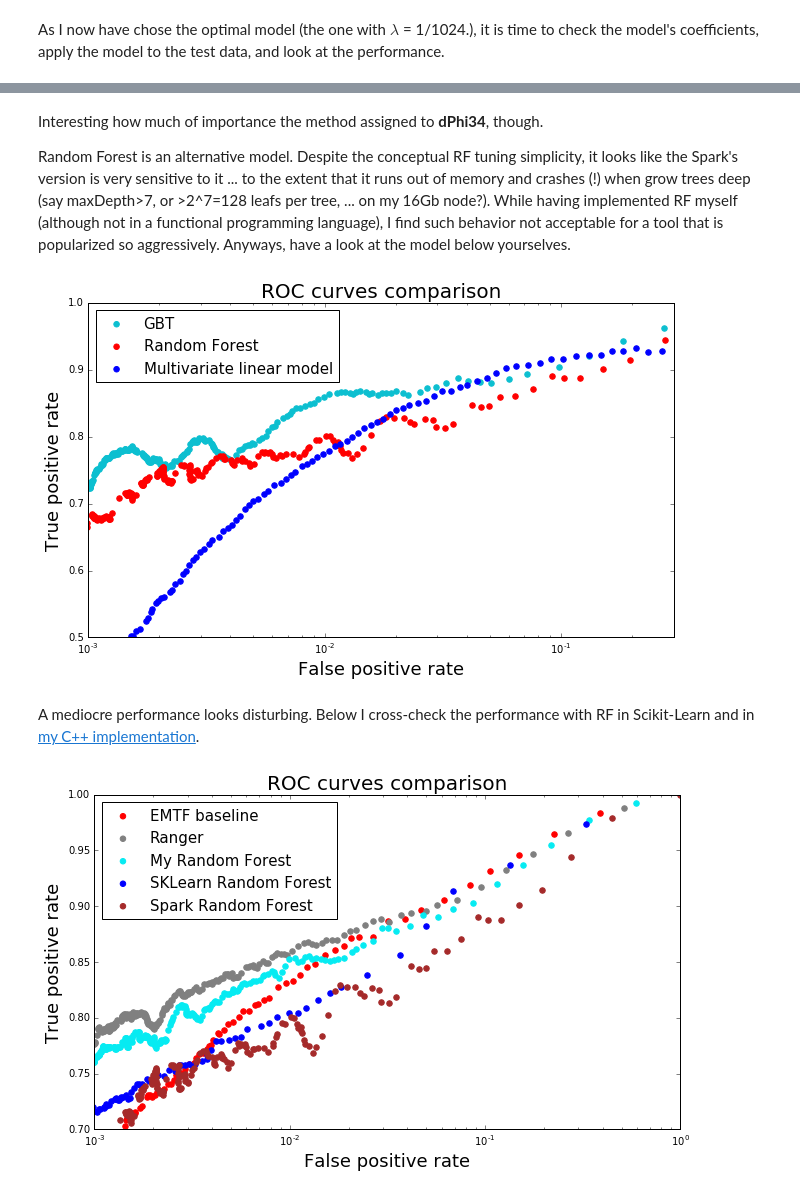
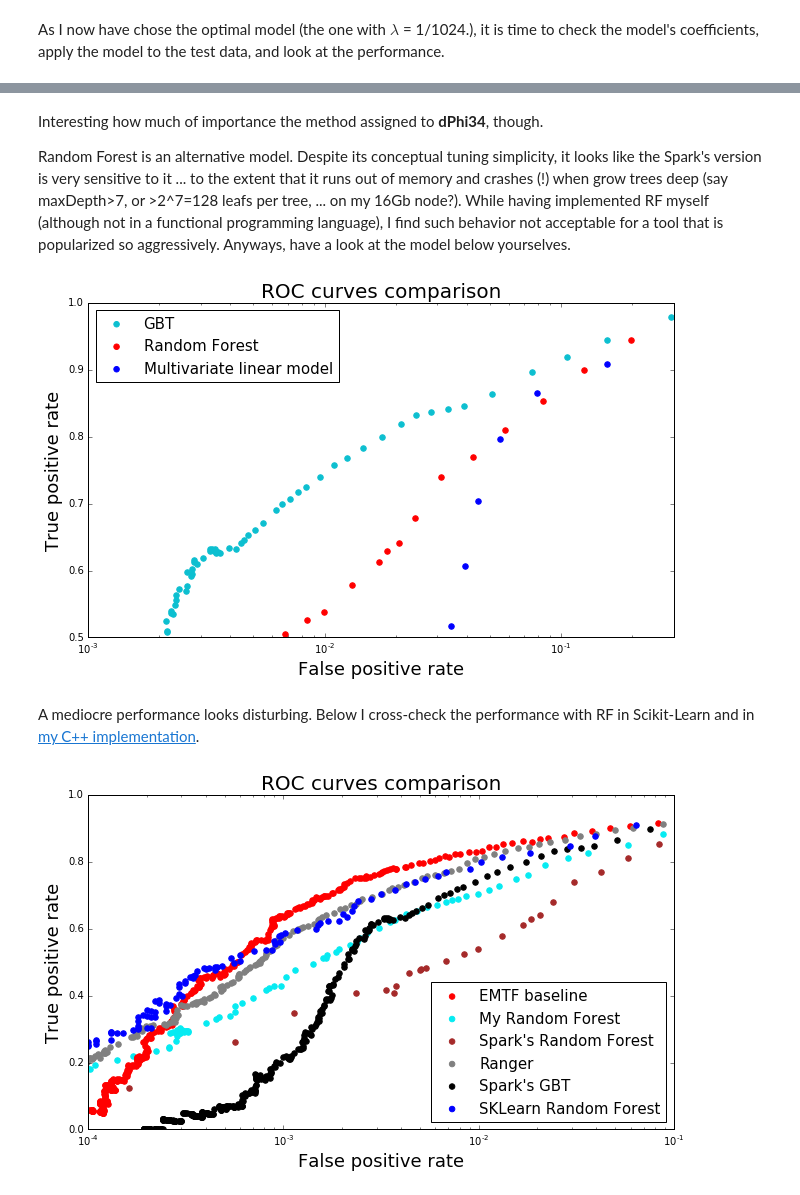
Before and after one commit to kkotov/emtfPtRegression, a Jupyter notebook: ModelSelection.ipynb, the cells around one changed output, grey strips where cells are left out. Saved outputs shown, nothing was run; the diff lists cells and outputs as text; code cells hidden in the pictures.

```diff
--- a/ModelSelection.ipynb
+++ b/ModelSelection.ipynb
@@ -349,7 +349,7 @@ def prepareRocPlot(falseTruePos, refThresh = {}, legPos = 'upper left'):
         for (thr,col) in refThresh.items():
             xThr = binnedROC[findBin(thr, binning)][0]
             yThr = binnedROC[findBin(thr, binning)][1]
-            points[name].append( plt.scatter([xThr], [yThr], s = 30, c = col, edgecolors = col) )
+            points[name].append( plt.scatter([xThr], [yThr], s = 30, c = col, edgecolors = col, marker='^') )
 
     curves.pop(None, None)
     items = curves.values()
@@ -789,7 +825,7 @@ Out-Of-Sample R-squared: 0.938020
 # %% [markdown]
 Interesting how much of importance the method assigned to **dPhi34**, though.
 
-Random Forest is an alternative model. Despite the conceptual RF tuning simplicity, it looks like the Spark's version is very sensitive to it ... to the extent that it runs out of memory and crashes (!) when grow trees deep (say maxDepth>7, or >2^7=128 leafs per tree, ... on my 16Gb node?). While having implemented RF myself (although not in a functional programming language), I find such behavior not acceptable for a tool that is popularized so aggressively. Anyways, have a look at the model below yourselves.
+Random Forest is an alternative model. Despite its conceptual tuning simplicity, it looks like the Spark's version is very sensitive to it ... to the extent that it runs out of memory and crashes (!) when grow trees deep (say maxDepth>7, or >2^7=128 leafs per tree, ... on my 16Gb node?). While having implemented RF myself (although not in a functional programming language), I find such behavior not acceptable for a tool that is popularized so aggressively. Anyways, have a look at the model below yourselves.
 # %%
 from pyspark.ml.regression import RandomForestRegressor
 
@@ -806,10 +842,8 @@ rfModel = rfPipeline.fit(trainingData)
 # Apply the model to test set
 rfTest = rfModel.transform(testData)
 # %%
-skim4  = np.array( [ (1./row['ptTrueInv'],
-                      1./row['prediction'],
-                      row['ptTrueInv']**2)
-                     for row in rfTest[['ptTrueInv','prediction']].collect()
+skim4  = np.array( [ (row['ptTrue'], 1./row['prediction'], 1)
+                     for row in rfTest[['ptTrue','prediction']].collect()
                    ], dtype  = [('target', np.float),
                                 ('prediction', np.float),
                                 ('weight', np.float)]
@@ -824,7 +858,7 @@ ax0.set_ylim(0.5, 1.)
 ax0.set_xlim(0.001, 0.3)
 plt.show()
 # %% [output]
-[figure, old version]
+[figure, new version]
 # %% [markdown]
 A mediocre performance looks disturbing. Below I cross-check the performance with RF in Scikit-Learn and in [my C++ implementation](https://github.com/kkotov/ml).
 # %%
@@ -899,66 +947,64 @@ class RandomForest(object):
                                        )
         return res
 
-# instantiate and load an already trained model with a limited set of features
+# instantiate and load an already trained model with the limited set of features given in the wrapper above
 rf = RandomForest()
-rf.load("/home/kkotov/work/emtfPtRegression/2017.09.07/_rf.model")
+rf.load("/home/kkotov/work/emtfPtRegression/2017.09.07/rf.model")
 
 # the model is trained offline and needs to be tested on events, different from those used in training
-# the dataset below is the same oldSim.csv, but with training/test partitioning used for the model above
+# the dataset below is the same oldSim.csv, but sampled for 1/pT^2 weight,
+#   and retaining training/test partitioning that was used for training the model loaded above
 df2 = pd.read_csv("/home/kkotov/work/emtfPtRegression/2017.09.07/one.csv")
 # select events for testing
 df2 = df2[df2.trainIdx == 0]
-# make predictions
-myRfTest = [ (cnt,rf.regress(row)) for (cnt,row) in df2[predictors].iterrows() ]
+# make predictions and remember that the model was trained for 1/pT target
+myRfTest = [ (cnt,1./rf.regress(row)) for (cnt,row) in df2[predictors].iterrows() ]
 # %%
 # put everything on the same plot
-skim5  = np.array( [ (df2.loc[cnt,'muPtGen'],
-                      1./p,
-                      1./df2.loc[cnt,'muPtGen']**2)
+skim5  = np.array( [ (df2.loc[cnt,'muPtGen'], p, 1)
                      for (cnt,p) in myRfTest
                    ], dtype  = [('target', np.float),
                                 ('prediction', np.float),
                                 ('weight', np.float)]
          )
 myRfROC = rocMetric(skim5, binning)
 
-skim6  = np.array( [ (df2.loc[cnt,'muPtGen'],
-                      df2.loc[cnt,'ptXML'],
-                      1./df2.loc[cnt,'muPtGen']**2)
+skim6  = np.array( [ (df2.loc[cnt,'muPtGen'], df2.loc[cnt,'ptXML'], 1)
                      for (cnt,p) in myRfTest
                    ], dtype  = [('target', np.float),
                                 ('prediction', np.float),
                                 ('weight', np.float)]
          )
 baseROC = rocMetric(skim6, binning)
 
-skim7  = np.array( [ (df2.loc[cnt,'muPtGen'],
-                      df2.loc[cnt,'ranger'],
-                      1./df2.loc[cnt,'muPtGen']**2)
+skim7  = np.array( [ (df2.loc[cnt,'muPtGen'], df2.loc[cnt,'ranger'], 1)
                      for (cnt,p) in myRfTest
                    ], dtype  = [('target', np.float),
                                 ('prediction', np.float),
                                 ('weight', np.float)]
          )
 rangerROC = rocMetric(skim7, binning)
 
-skim8  = np.array( zip(df1[target].values.ravel()[trainRows:nRows],
-                       1./sklTest,
-                       1./df1[target].values.ravel()[trainRows:nRows]**2),
+skim8  = np.array( zip(testSet[['muPtGen']].values.ravel(), sklTest, [1]*(nRows-trainRows)),
                    dtype  = [('target', np.float),
                              ('prediction', np.float),
                              ('weight', np.float)]
          )
 sklROC = rocMetric(skim8, binning)
 
 
-fig, ax0 = prepareRocPlot({"Ranger": (rangerROC,'grey'),
-                           "My Random Forest": (myRfROC,'#06ebf2'),
-                           "SKLearn Random Forest":(sklROC,'blue'),
-                           "EMTF baseline": (baseROC,'red'),
-                           "Spark Random Forest": (rfROC,'brown'),
-                           })
+fig, ax0 = prepareRocPlot({"Ranger":                (rangerROC,'grey'),
+                           "My Random Forest":      (myRfROC,  '#06ebf2'),
+                           "SKLearn Random Forest": (sklROC,   'blue'),
+                           "EMTF baseline":         (baseROC,  'red'),
+                           "Spark's Random Forest": (rfROC,    'brown'),
+                           "Spark's GBT":           (gbtROC,    'black'),
+                           }, legPos="lower right")
+
+ax0.set_ylim(0.0, 1.)
+ax0.set_xlim(0.0001, 0.1)
+#ax0.set_xscale('linear')
 
 plt.show()
 # %% [output]
-[figure, old version]
+[figure, new version]
```
Also changed, not shown: parts of 51 cells of this notebook.
